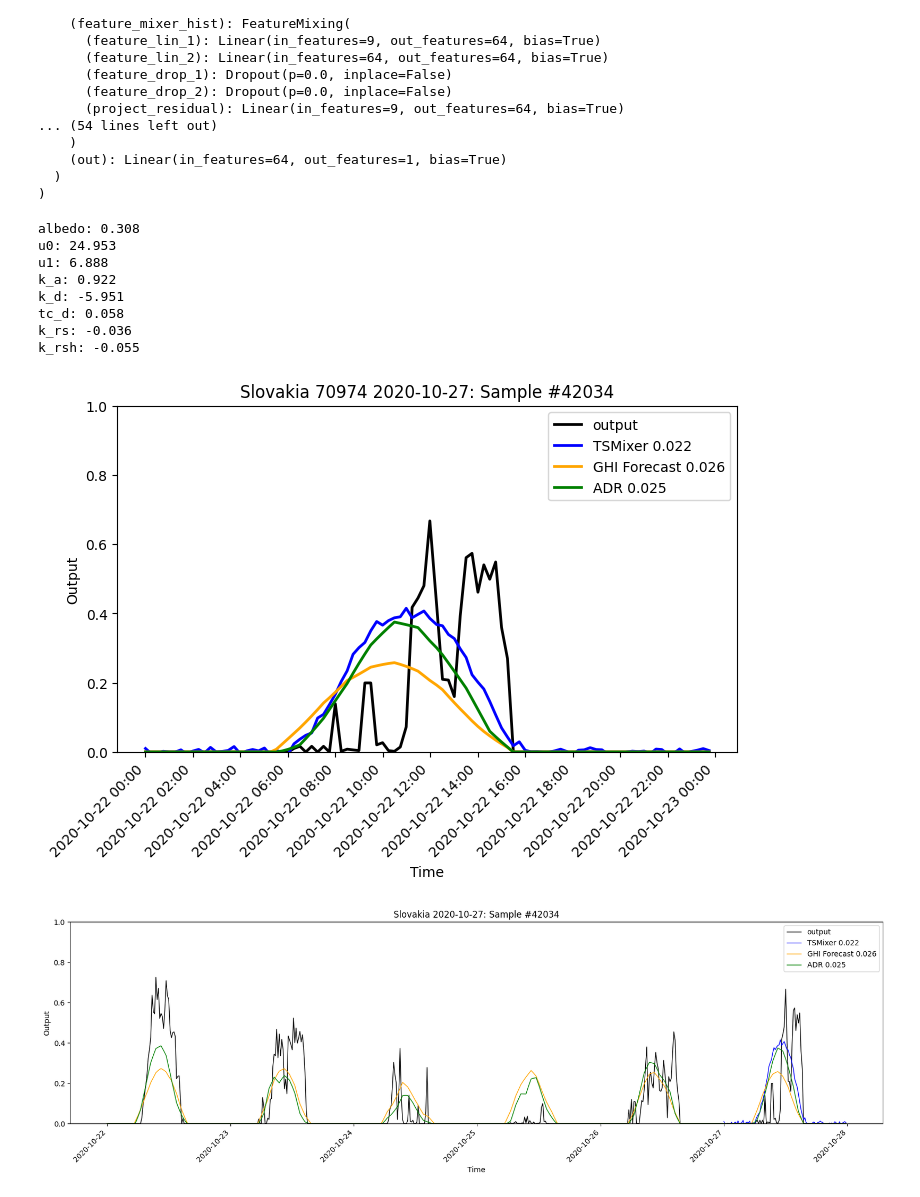
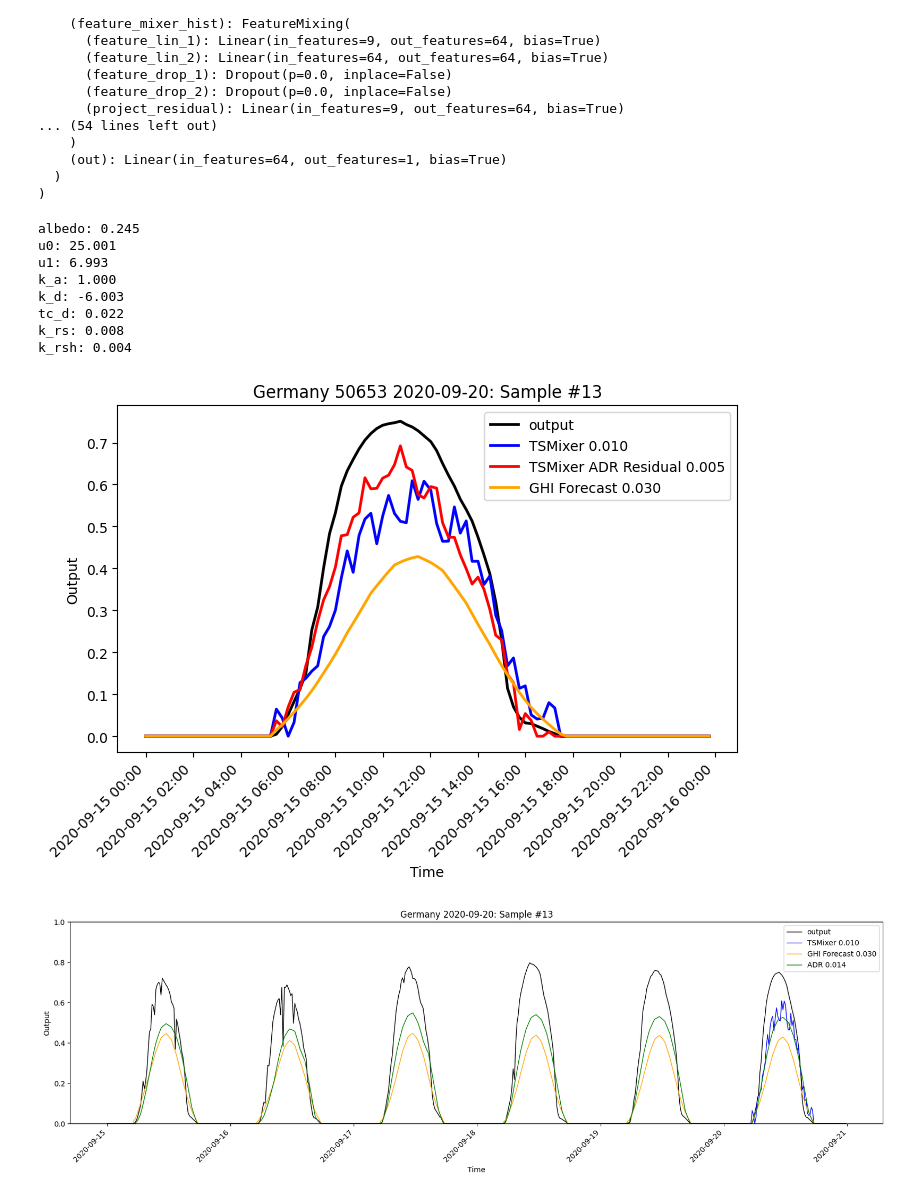
Before and after one commit to pavlikp/PV-PIML, a Jupyter notebook: notebooks/InspectTSMixer.ipynb, the cells around one changed output. Cells and saved outputs as stored; diff of their text form; code cells hidden in the pictures.

```diff
--- a/notebooks/InspectTSMixer.ipynb
+++ b/notebooks/InspectTSMixer.ipynb
@@ -4,7 +4,7 @@ os.chdir("./..")
 
 from PVDatasetWithHistory import PVDatasetWithHistory
 
-ds = PVDatasetWithHistory(r"C:\Users\peter\Repos\ENFIELD-data\processed_unpack\nwp_0h", previous_days=5, split="test", continuous=True)
+ds = PVDatasetWithHistory(r"C:\Users\peter\Repos\ENFIELD-data\processed_unpack\nwp_0h", previous_days=5, split="test", continuous=True, countries=["Germany"], installations=[50653])
 # %%
 from models.ADRInspired import ADRInspired as ADR
 from utils.config import load_config
@@ -21,7 +21,7 @@ from models.PVTSMixer import PVTSMixer
 
 config = load_config("./config/TSMixer.yaml")
 PVTSMixer_fit = PVTSMixer(config)
-PVTSMixer_fit.load_state_dict(torch.load(r"C:\Users\peter\Repos\ENFIELD-PIML\checkpoints\PV-PIML\TSMixer\epoch=94-step=48640.ckpt", weights_only=False)["state_dict"])
+PVTSMixer_fit.load_state_dict(torch.load(r"C:\Users\peter\Repos\ENFIELD-PIML\checkpoints\PV-PIML\TSMixer_DE50653\epoch=61-step=3906.ckpt", weights_only=False)["state_dict"])
 PVTSMixer_fit.eval()
 # %% [output]
 PVTSMixer(
@@ -71,7 +71,7 @@ from models.PVTSMixerADRResidual import PVTSMixerADRResidual
 
 config = load_config("./config/TSMixerADRResidual.yaml")
 PVTSMixerADRResidual_fit = PVTSMixerADRResidual(config)
-PVTSMixerADRResidual_fit.load_state_dict(torch.load(r"C:\Users\peter\Repos\ENFIELD-PIML\checkpoints\PV-PIML\TSMixerADRResidual\epoch=107-step=55296.ckpt", weights_only=False)["state_dict"])
+PVTSMixerADRResidual_fit.load_state_dict(torch.load(r"C:\Users\peter\Repos\ENFIELD-PIML\checkpoints\PV-PIML\TSMixerADRResidual_DE50653\epoch=28-step=1827.ckpt", weights_only=False)["state_dict"])
 PVTSMixerADRResidual_fit.eval()
 # %% [output]
 PVTSMixerADRResidual(
@@ -95,14 +95,14 @@ PVTSMixerADRResidual(
 for name, param in PVTSMixerADRResidual_fit.ADR.named_parameters():
     print(f"{name}: {param.detach().cpu().numpy():.3f}")
 # %% [output]
-albedo: 0.308
-u0: 24.953
-u1: 6.888
-k_a: 0.922
-k_d: -5.951
-tc_d: 0.058
-k_rs: -0.036
-k_rsh: -0.055
+albedo: 0.245
+u0: 25.001
+u1: 6.993
+k_a: 1.000
+k_d: -6.003
+tc_d: 0.022
+k_rs: 0.008
+k_rsh: 0.004
 # %%
 import torch
 import matplotlib.pyplot as plt
@@ -113,7 +113,7 @@ from utils.normalize import normalize_inputs
 import random
 
 sample = random.randint(0, len(ds)-1)
-#sample = 284524
+#sample = 78
 
 x, y, metadata = ds[sample]
 timestamps = x['unix_timestamps'][:96].squeeze()
@@ -125,38 +125,55 @@ for key in list(x.keys()):
 for key in list(metadata.keys()):
     if isinstance(metadata[key], str):
         continue
     metadata[key] = torch.tensor(metadata[key]).unsqueeze(0)
 
 x_copy = {k: v.clone() for k, v in x.items()}
 
-y_hat = PVTSMixer_fit(x, metadata).squeeze()
+y_hat = PVTSMixer_fit(x.copy(), metadata).squeeze()
 y_hat_PVTSMixer = y_hat.detach().numpy()
+
+y_hat = PVTSMixerADRAugment_fit(x.copy(), metadata).squeeze()
+y_hat_PVTSMixerADRAugment = y_hat.detach().numpy()
+
+y_hat = PVTSMixerADRResidual_fit(x.copy(), metadata).squeeze()
+y_hat_PVTSMixerADRResidual = y_hat.detach().numpy()
 
 y_hat_ADR = ADR_fit(x_copy, metadata)
 y_hat_ADR = y_hat_ADR.detach().numpy()
 
-ghi = x['ghi'][:,-96:].squeeze()
+ghi = x.copy()['ghi'][:,-96:].squeeze() / 1000
+
+y_hat_PVTSMixer[ghi == 0] = 0
+y_hat_PVTSMixer[y_hat_PVTSMixer < 0] = 0
+
+y_hat_PVTSMixerADRResidual[ghi == 0] = 0
+y_hat_PVTSMixerADRResidual[y_hat_PVTSMixerADRResidual < 0] = 0
 
 mse_PVTSMixer = torch.nn.functional.mse_loss(torch.tensor(y_hat_PVTSMixer), torch.tensor(y))
+mse_PVTSMixerADRAugment = torch.nn.functional.mse_loss(torch.tensor(y_hat_PVTSMixerADRAugment), torch.tensor(y))
+mse_PVTSMixerADRResidual = torch.nn.functional.mse_loss(torch.tensor(y_hat_PVTSMixerADRResidual), torch.tensor(y))
 mse_GHI = torch.nn.functional.mse_loss(torch.tensor(ghi), torch.tensor(y))
 mse_ADR = torch.nn.functional.mse_loss(torch.tensor(y_hat_ADR[0][-96:]), torch.tensor(y))
 
 fig, ax = plt.subplots(1, 1, figsize=(8, 4.5))
 ax.plot(pd.to_datetime(timestamps, unit="s"), y, label="output", color="black", linewidth=2)
 ax.plot(pd.to_datetime(timestamps, unit="s"), y_hat_PVTSMixer, label=f"TSMixer {mse_PVTSMixer:.3f}", color="blue", linewidth=2)
+#ax.plot(pd.to_datetime(timestamps, unit="s"), y_hat_PVTSMixerADRAugment, label=f"TSMixer ADR Augment {mse_PVTSMixerADRAugment:.3f}", color="purple", linewidth=2)
+ax.plot(pd.to_datetime(timestamps, unit="s"), y_hat_PVTSMixerADRResidual, label=f"TSMixer ADR Residual {mse_PVTSMixerADRResidual:.3f}", color="red", linewidth=2)
 ax.plot(pd.to_datetime(timestamps, unit="s"), ghi, label=f"GHI Forecast {mse_GHI:.3f}", color="orange", linewidth=2)
-ax.plot(pd.to_datetime(timestamps, unit="s"), y_hat_ADR[0][-96:], label=f"ADR {mse_ADR:.3f}", color="green", linewidth=2)
+#ax.plot(pd.to_datetime(timestamps, unit="s"), y_hat_ADR[0][-96:], label=f"ADR {mse_ADR:.3f}", color="green", linewidth=2)
+#ax.plot(pd.to_datetime(timestamps, unit="s"), x['solar_zenith'][0][-96:] - 1.6, label=f"Solar Zenith", color="brown", linewidth=1)
 ax.set_xlabel("Time")
 ax.set_ylabel("Output")
 ax.legend()
 ax.xaxis.set_major_formatter(mdates.DateFormatter("%Y-%m-%d %H:%M"))
 ax.xaxis.set_major_locator(mdates.HourLocator(interval=2))
 plt.xticks(rotation=45, ha='right')
-ax.set_ylim(0,1)
+#ax.set_ylim(0,1)
 plt.title(f"{metadata['country']} {metadata['installation'][0]} {metadata['date']}: Sample #{sample}")
 plt.show()
 # %% [output]
-[figure, old version]
+[figure, new version]
 # %%
 ghi = x_copy['ghi'].squeeze() / 1000
 
@@ -178,7 +195,7 @@ ax.set_ylim(0,1)
 plt.title(f"{metadata['country']} {metadata['date']}: Sample #{sample}")
 plt.show()
 # %% [output]
-[figure, old version]
+[figure, new version]
 # %%
 #sample = random.randint(0, len(ds)-1)
 x, y, metadata = ds[sample]
```
Also changed, not shown: parts of 4 cells of this notebook, 7 other files.
